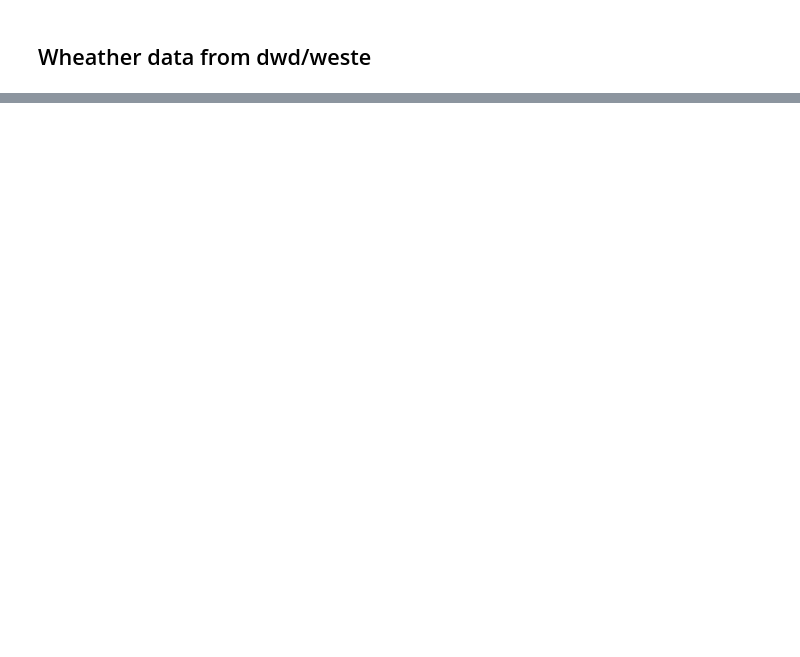
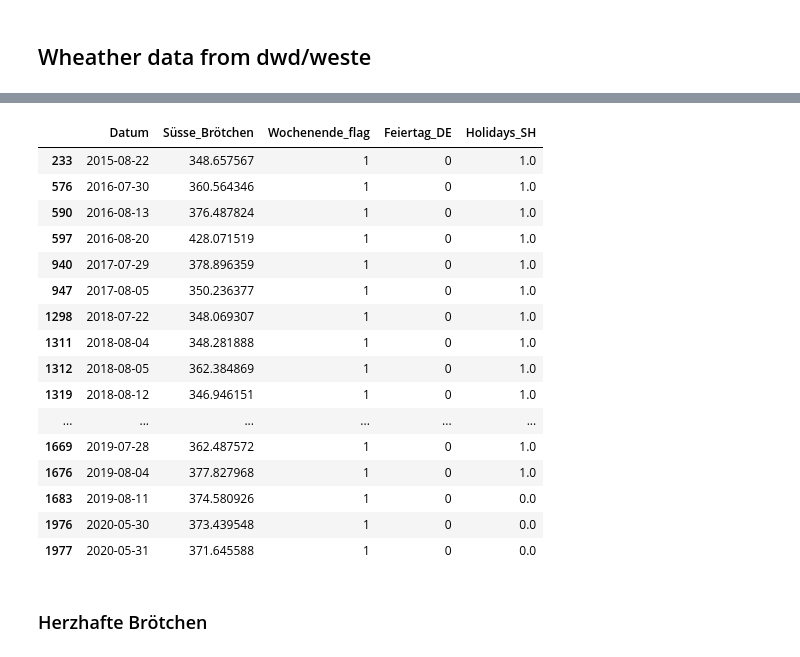
Before and after one commit to Linchen106/capstone, a Jupyter notebook: Capstone_features.ipynb, the cells around one changed output, grey strips where cells are left out. Saved outputs shown, nothing was run; the diff lists cells and outputs as text; code cells hidden in the pictures; blank space fills up the shorter version.

```diff
--- a/Capstone_features.ipynb
+++ b/Capstone_features.ipynb
@@ -621,0 +868,20 @@ df_new_3.shape
+# %%
+df_new_2.query('Süsse_Brötchen>345.075359')[['Datum','Süsse_Brötchen','Wochenende_flag','Feiertag_DE','Holidays_SH']]
+# %% [output]
+|  | Datum | Süsse_Brötchen | Wochenende_flag | Feiertag_DE | Holidays_SH |
+| 233 | 2015-08-22 | 348.657567 | 1 | 0 | 1.0 |
+| 576 | 2016-07-30 | 360.564346 | 1 | 0 | 1.0 |
+| 590 | 2016-08-13 | 376.487824 | 1 | 0 | 1.0 |
+| 597 | 2016-08-20 | 428.071519 | 1 | 0 | 1.0 |
+| 940 | 2017-07-29 | 378.896359 | 1 | 0 | 1.0 |
+| 947 | 2017-08-05 | 350.236377 | 1 | 0 | 1.0 |
+| 1298 | 2018-07-22 | 348.069307 | 1 | 0 | 1.0 |
+| 1311 | 2018-08-04 | 348.281888 | 1 | 0 | 1.0 |
+| 1312 | 2018-08-05 | 362.384869 | 1 | 0 | 1.0 |
+| 1319 | 2018-08-12 | 346.946151 | 1 | 0 | 1.0 |
+| ... | ... | ... | ... | ... | ... |
+| 1669 | 2019-07-28 | 362.487572 | 1 | 0 | 1.0 |
+| 1676 | 2019-08-04 | 377.827968 | 1 | 0 | 1.0 |
+| 1683 | 2019-08-11 | 374.580926 | 1 | 0 | 0.0 |
+| 1976 | 2020-05-30 | 373.439548 | 1 | 0 | 0.0 |
+| 1977 | 2020-05-31 | 371.645588 | 1 | 0 | 0.0 |
@@ -621,0 +890,2 @@ df_new_3.shape
+# %% [markdown]
+### Herzhafte Brötchen
```
Also changed, not shown: parts of 175 cells of this notebook, 28 other files.
